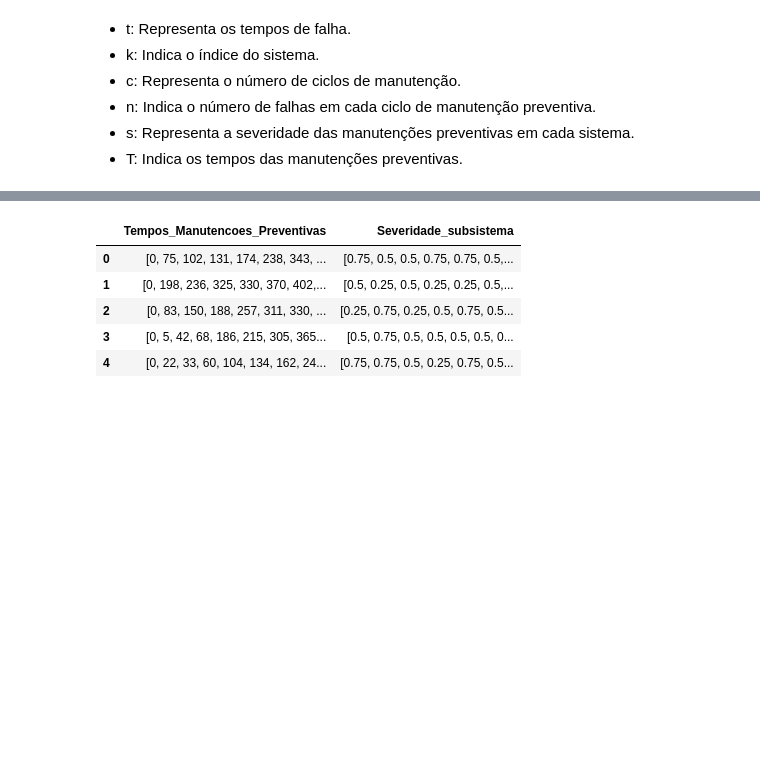
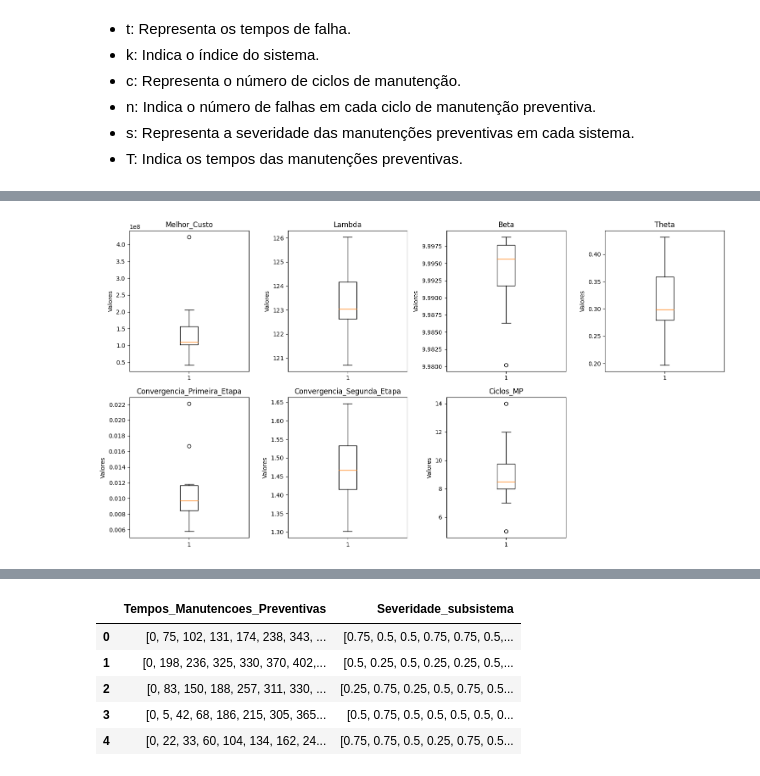
Before and after one commit to uervitonsantos/Otimizacao-Politicaca-Manutencao-Preventiva-Imperfeita, a Jupyter notebook: Algoritmo_PSO_para_otimização_de_custo_de_manutenção_preventiva_v11.ipynb, the cells around one changed output, grey strips where cells are left out. Drawn from its saved outputs; the diff is of its cells as text; code cells hidden in the pictures; blank space fills up the shorter version.

```diff
--- a/Algoritmo_PSO_para_otimização_de_custo_de_manutenção_preventiva_v11.ipynb
+++ b/Algoritmo_PSO_para_otimização_de_custo_de_manutenção_preventiva_v11.ipynb
@@ -707,8 +737,8 @@ plt.show()
 #     writer.writerow(valores_atuais)
 # %%
 # Leitura dos dados de tempo de falha para 4 cenarios de exemplo
-df = pd.read_csv('/content/drive/MyDrive/datasets/resultados_optimizacao/resultados_pso/melhor_custo_pso_primeiro_cenario.csv', sep=",")
-df.head()
+resultado = pd.read_csv('/content/drive/MyDrive/datasets/resultados_optimizacao/resultados_pso/melhor_custo_pso_primeiro_cenario.csv', sep=",")
+resultado.head()
 # %% [output]
 |  | Index | Melhor_Custo | Lambda | Beta | Theta | Convergencia_Primeira_Etapa | Convergencia_Segunda_Etapa | ... |
 | 0 | 1 | 4.221348e+08 | 123.294361 | 9.998092 | 0.288089 | 0.008903 | 1.340196 | ... |
@@ -728,3 +758,21 @@ df.describe()
 | 50% | 5.50000 | 1.097181e+08 | 123.040587 | 9.995638 | 0.298754 | 0.009683 | 1.466480 | ... |
 | 75% | 7.75000 | 1.566829e+08 | 124.170901 | 9.997644 | 0.358638 | 0.011629 | 1.533150 | ... |
 | max | 10.00000 | 4.221348e+08 | 126.031231 | 9.998811 | 0.431321 | 0.022115 | 1.646344 | ... |
+# %%
+colunas = ['Melhor_Custo', 'Lambda', 'Beta', 'Theta', 'Convergencia_Primeira_Etapa', 'Convergencia_Segunda_Etapa', 'Ciclos_MP']
+# %%
+# Tamanho da figura
+plt.figure(figsize=(15, 8))
+
+# Itera sobre as colunas e cria um boxplot para cada uma
+for i, coluna in enumerate(colunas):
+    plt.subplot(2, 4, i + 1)  # 2 linhas, 4 colunas de gráficos
+    plt.boxplot(resultado[coluna])
+    plt.title(coluna)
+    plt.ylabel('Valores')
+
+# Ajusta o layout
+plt.tight_layout()
+plt.show()
+# %% [output]
+[figure, added]
```
Also changed, not shown: parts of 17 cells of this notebook.
